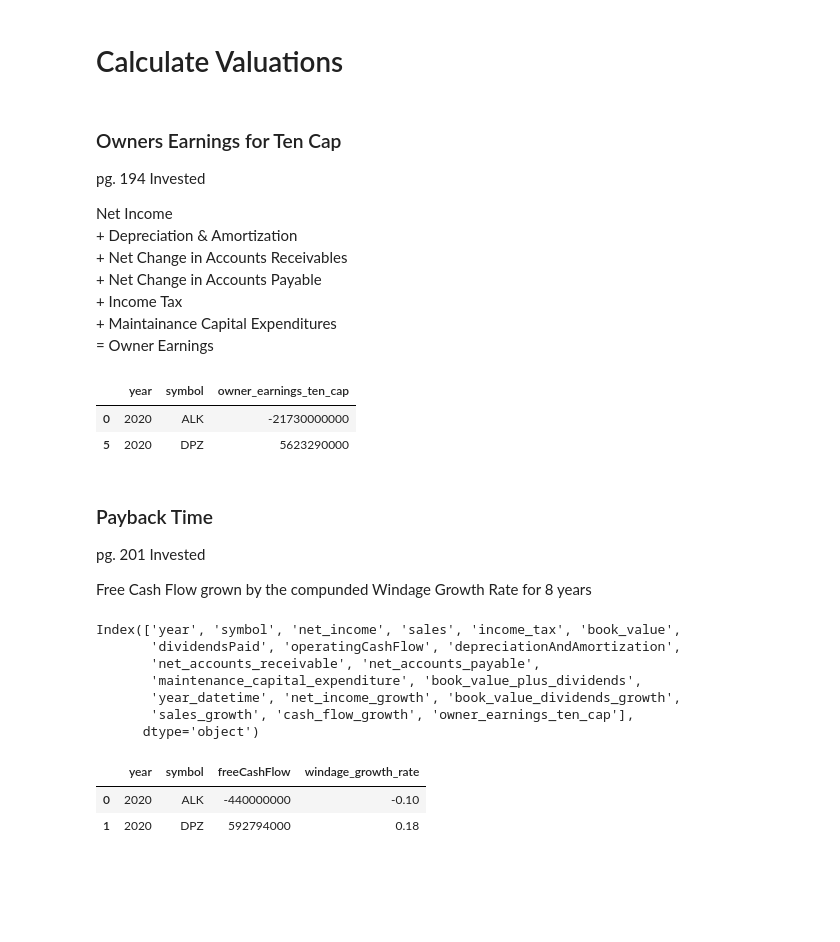
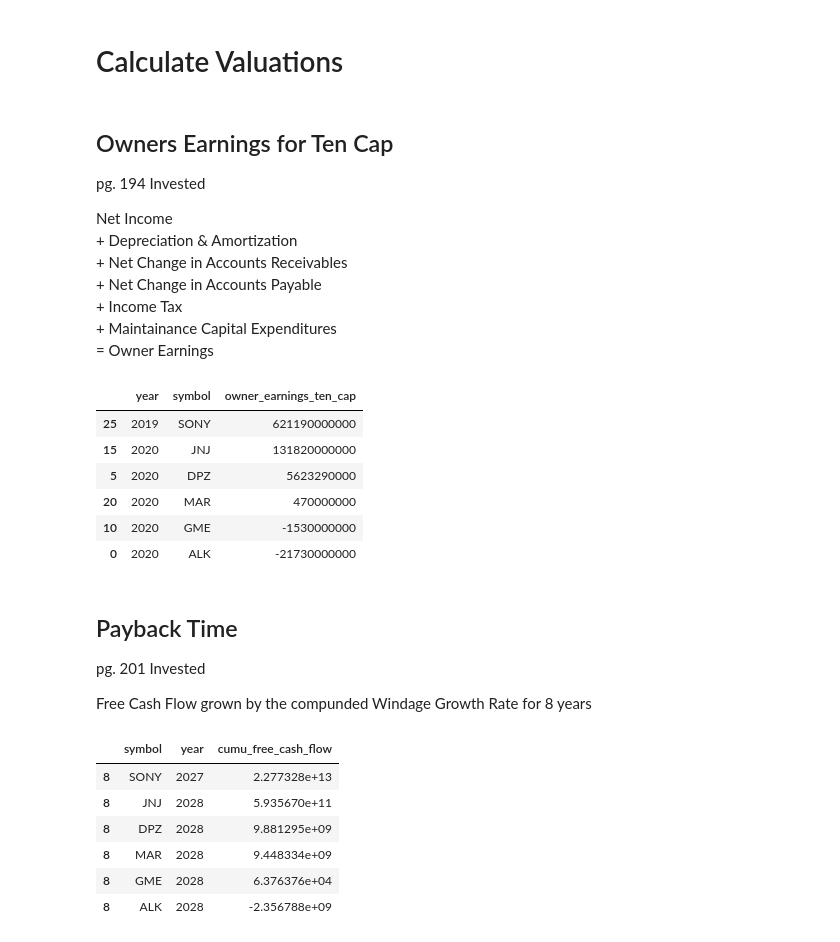
Before and after one commit to caitriggs/rule1investing, a Jupyter notebook: notebooks/02-Clean-Data.ipynb, the cells around one changed output. Saved outputs shown, nothing was run; the diff lists cells and outputs as text; code cells hidden in the pictures; blank space fills up the shorter version.

Commit message:
work on pulling and transforming financial data

```diff
--- a/notebooks/02-Clean-Data.ipynb
+++ b/notebooks/02-Clean-Data.ipynb
@@ -287,7 +300,7 @@ growth_rates.sort_values(by=['windage_growth_rate'], ascending=False)
 # %% [markdown]
 # Calculate Valuations
 # %% [markdown]
-### Owners Earnings for Ten Cap
+## Owners Earnings for Ten Cap
 pg. 194 Invested
 
 Net Income
@@ -308,24 +321,18 @@ def owner_earnings_cap(row, cap=10):
 # %%
 df['owner_earnings_ten_cap'] = df.apply(lambda row: owner_earnings_cap(row, 10), axis=1)
 # %%
-df.loc[df.reset_index().groupby(['symbol'])['year'].idxmin()][['year','symbol','owner_earnings_ten_cap']]
+df.loc[df.reset_index().groupby(['symbol'])['year'].idxmin()][['year','symbol','owner_earnings_ten_cap']].sort_values(by='owner_earnings_ten_cap', ascending=False)
 # %% [output]
 |  | year | symbol | owner_earnings_ten_cap |
+| 25 | 2019 | SONY | 621190000000 |
+| 15 | 2020 | JNJ | 131820000000 |
+| 5 | 2020 | DPZ | 5623290000 |
+| 20 | 2020 | MAR | 470000000 |
+| 10 | 2020 | GME | -1530000000 |
 | 0 | 2020 | ALK | -21730000000 |
-| 5 | 2020 | DPZ | 5623290000 |
 # %% [markdown]
-### Payback Time
+## Payback Time
 pg. 201 Invested
 
 Free Cash Flow grown by the compunded Windage Growth Rate for 8 years
-# %%
-df.columns
-# %% [output]
-Index(['year', 'symbol', 'net_income', 'sales', 'income_tax', 'book_value',
-       'dividendsPaid', 'operatingCashFlow', 'depreciationAndAmortization',
-       'net_accounts_receivable', 'net_accounts_payable',
-       'maintenance_capital_expenditure', 'book_value_plus_dividends',
-       'year_datetime', 'net_income_growth', 'book_value_dividends_growth',
-       'sales_growth', 'cash_flow_growth', 'owner_earnings_ten_cap'],
-      dtype='object')
 # %%
@@ -334,6 +340,0 @@ free_cash_flow_analysis = free_cash_flow_analysis.merge(growth_rates[['windage_g
-# %%
-free_cash_flow_analysis
-# %% [output]
-|  | year | symbol | freeCashFlow | windage_growth_rate |
-| 0 | 2020 | ALK | -440000000 | -0.10 |
-| 1 | 2020 | DPZ | 592794000 | 0.18 |
@@ -339,0 +378,11 @@ free_cash_flow_analysis
+# %%
+idx = free_cash_flow_analysis.groupby(['symbol'])['year'].transform(max) == free_cash_flow_analysis['year']
+free_cash_flow_analysis[idx][['symbol','year','cumu_free_cash_flow']].sort_values(by='cumu_free_cash_flow', ascending=False)
+# %% [output]
+|  | symbol | year | cumu_free_cash_flow |
+| 8 | SONY | 2027 | 2.277328e+13 |
+| 8 | JNJ | 2028 | 5.935670e+11 |
+| 8 | DPZ | 2028 | 9.881295e+09 |
+| 8 | MAR | 2028 | 9.448334e+09 |
+| 8 | GME | 2028 | 6.376376e+04 |
+| 8 | ALK | 2028 | -2.356788e+09 |
```
Also changed, not shown: parts of 11 cells of this notebook.
